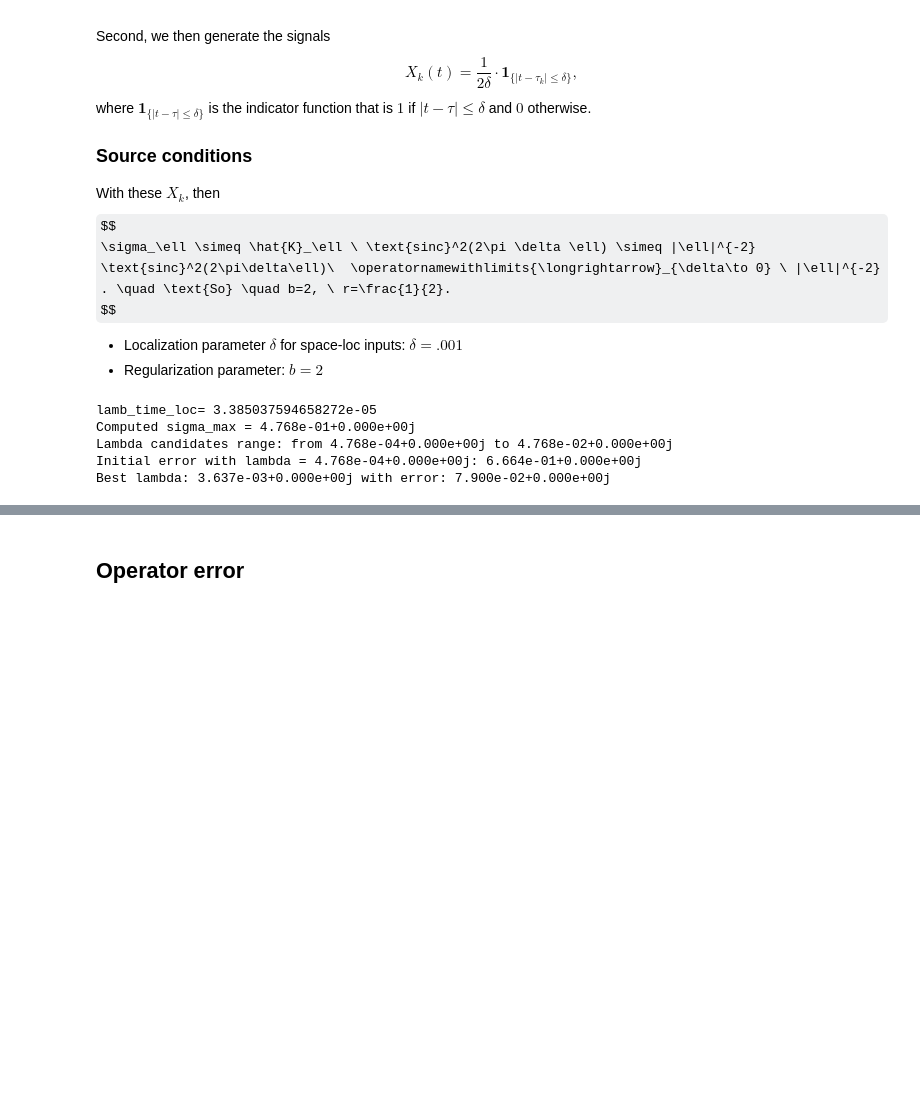
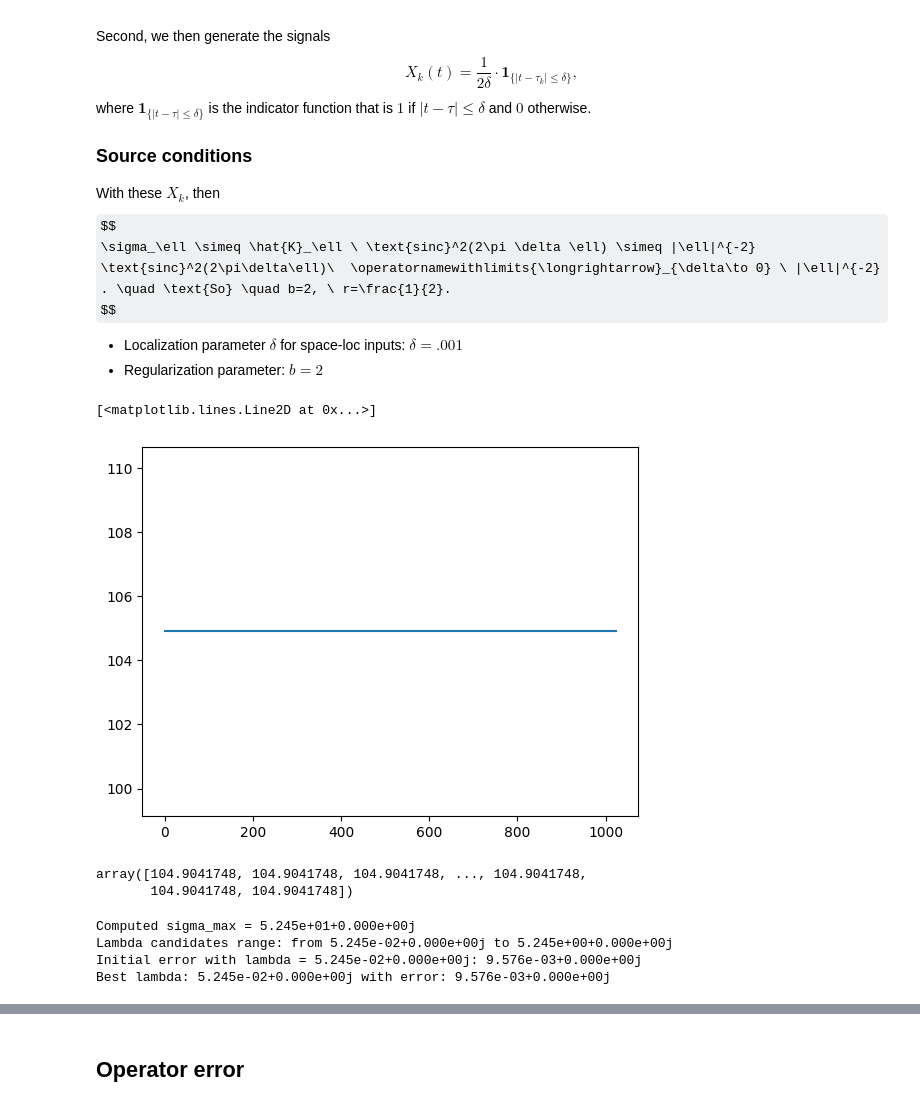
Before and after one commit to EmiliaMagnani/learnconv, a Jupyter notebook: notebooks/tutorial.ipynb, the cells around one changed output, grey strips where cells are left out. Drawn from its saved outputs; the diff is of its cells as text; code cells hidden in the pictures; some formulas as TeX source; blank space fills up the shorter version.

```diff
--- a/notebooks/tutorial.ipynb
+++ b/notebooks/tutorial.ipynb
@@ -401,25 +401,30 @@ b_time_loc = 2
 X_time_loc = generate_time_localized_samples_on_torus(num_samples, time_array, loc_parameter, rng)
 # Compute Fourier coefficients for X.
 X_time_loc_fourier = compute_fourier_coeff(X_time_loc, time_span)
+# %%
+# plot sinc**2(2 pi loc_parameter freqs) since
+delta = 0.001
+n = 200
+freq = np.fft.fftfreq(n, time_span / n)
+avg_sq = np.sum(np.abs(X_time_loc_fourier) ** 2, axis=1) / num_samples
+
+fig, ax = plt.subplots()
+# ax.plot(freq, np.sinc(2 *np.pi * delta * freq) ** 2, '.', label=r'$\mathrm{sinc}^2(2 \pi \ell \tau)$')
+# ax.set_title('Sinc Function')
+plt.plot(avg_sq)
+# %% [output]
+[<matplotlib.lines.Line2D at 0x...>]
+[figure, added]
+# %%
+avg_sq = np.sum(np.abs(X_time_loc_fourier) ** 2, axis=1) / num_samples
+avg_sq  #why all the same???
+# %% [output]
+array([104.9041748, 104.9041748, 104.9041748, ..., 104.9041748,
+       104.9041748, 104.9041748])
 # %%
 # run inference for time-localized signals
 lamb_time_loc = compute_lambda(const_lam, num_samples, r_time_loc, b_time_loc)
-print('lamb_time_loc=', lamb_time_loc)
-
-# prediction_four_coeff_time_loc_lam_fix, _ = compute_prediction(
-#     num_samples=num_samples,
-#     time_array=time_array,
-#     time_span=time_span,
-#     kernel_coeff=kernel_coeff,
-#     target_coeff=target_coeff,
-#     noise=noise,
-#     lamb=lamb_time_loc,
-#     X= X_time_loc,
-#     optimize_lambda=False
-# )
-
-
-# print('its error=',  np.sum(np.abs(prediction_four_coeff_time_loc_lam_fix - target_coeff) ** 2 / kernel_coeff))
+# print('lamb_time_loc=', lamb_time_loc)
 
 prediction_four_coeff_time_loc, prediction_time_loc = compute_prediction(
     num_samples=num_samples,
@@ -437,11 +442,10 @@ prediction_four_coeff_time_loc, prediction_time_loc = compute_prediction(
 # np.save(f'time_loc_prediction_50samples.npy', prediction_time_loc)
 # np.save(f'target', target)
 # %% [output]
-lamb_time_loc= 3.385037594658272e-05
-Computed sigma_max = 4.768e-01+0.000e+00j
-Lambda candidates range: from 4.768e-04+0.000e+00j to 4.768e-02+0.000e+00j
-Initial error with lambda = 4.768e-04+0.000e+00j: 6.664e-01+0.000e+00j
-Best lambda: 3.637e-03+0.000e+00j with error: 7.900e-02+0.000e+00j
+Computed sigma_max = 5.245e+01+0.000e+00j
+Lambda candidates range: from 5.245e-02+0.000e+00j to 5.245e+00+0.000e+00j
+Initial error with lambda = 5.245e-02+0.000e+00j: 9.576e-03+0.000e+00j
+Best lambda: 5.245e-02+0.000e+00j with error: 9.576e-03+0.000e+00j
 # %%
 plot_compare_approximations(time_array = time_array, target=target, prediction_freq_loc=prediction_freq_loc, prediction_time_loc=prediction_time_loc)
 # %% [output]
```
Also changed, not shown: parts of 11 cells of this notebook, 12 other files.
